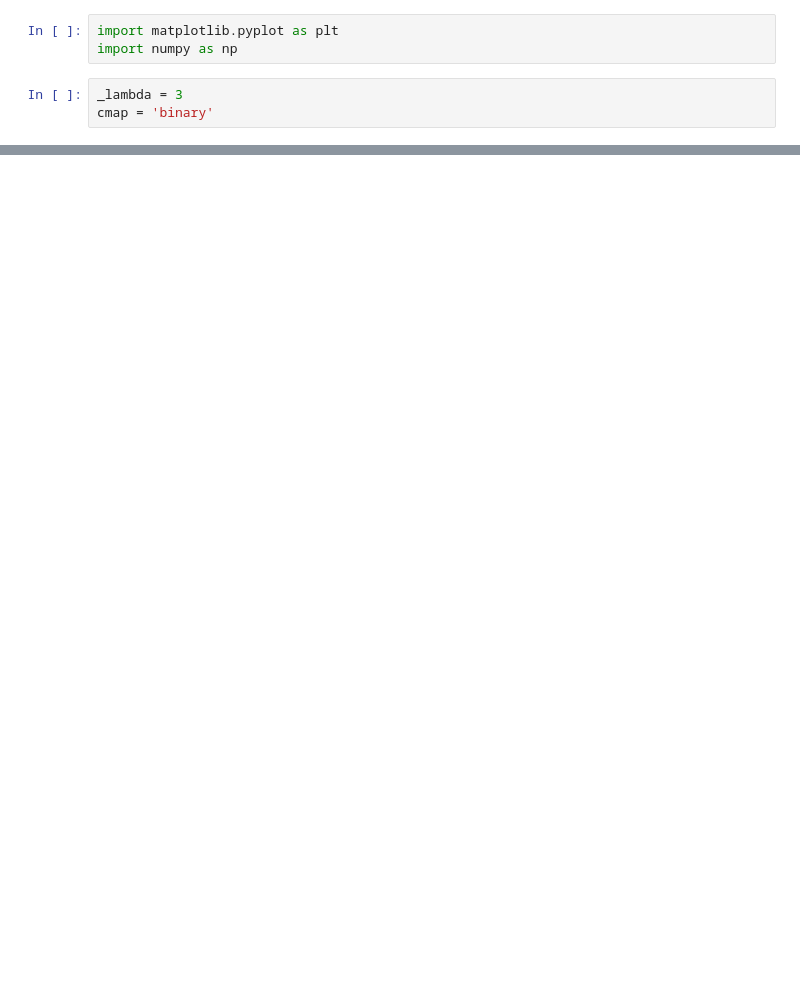
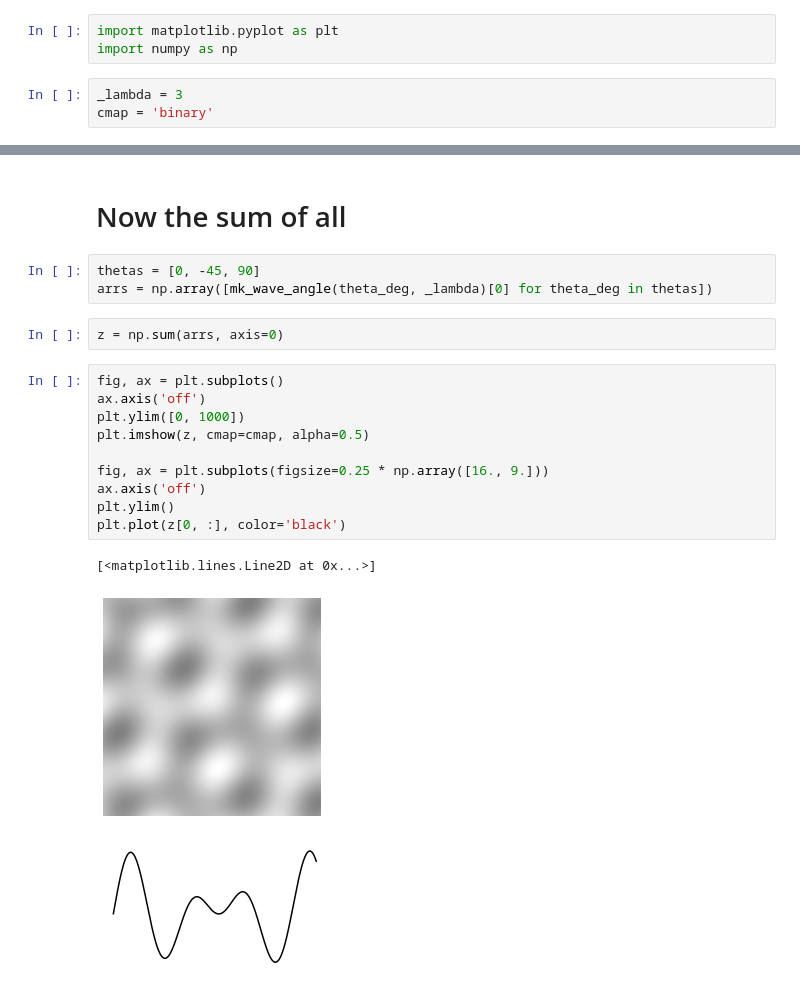
Before and after one commit to patogallardo/plane_wave_2d, a Jupyter notebook: 2d Plane wave ilustration.ipynb, the cells around one changed output, grey strips where cells are left out. Cells and saved outputs as stored; diff of their text form; blank space fills up the shorter version.

```diff
--- a/2d Plane wave ilustration.ipynb
+++ b/2d Plane wave ilustration.ipynb
@@ -34,0 +43,21 @@ plot_wave(90, _lambda)
+# %% [markdown]
+# Now the sum of all
+# %%
+thetas = [0, -45, 90]
+arrs = np.array([mk_wave_angle(theta_deg, _lambda)[0] for theta_deg in thetas])
+# %%
+z = np.sum(arrs, axis=0)
+# %%
+fig, ax = plt.subplots()
+ax.axis('off')
+plt.ylim([0, 1000])
+plt.imshow(z, cmap=cmap, alpha=0.5)
+
+fig, ax = plt.subplots(figsize=0.25 * np.array([16., 9.]))
+ax.axis('off')
+plt.ylim()
+plt.plot(z[0, :], color='black')
+# %% [output]
+[<matplotlib.lines.Line2D at 0x...>]
+[figure, added]
+[figure, added]
```
Also changed, not shown: parts of 8 cells of this notebook.
